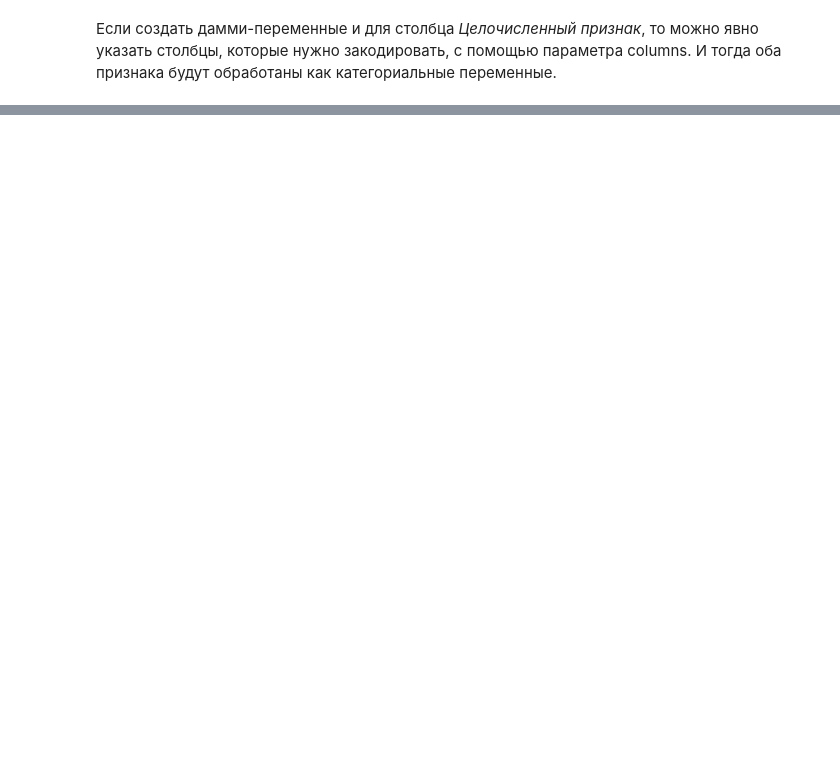
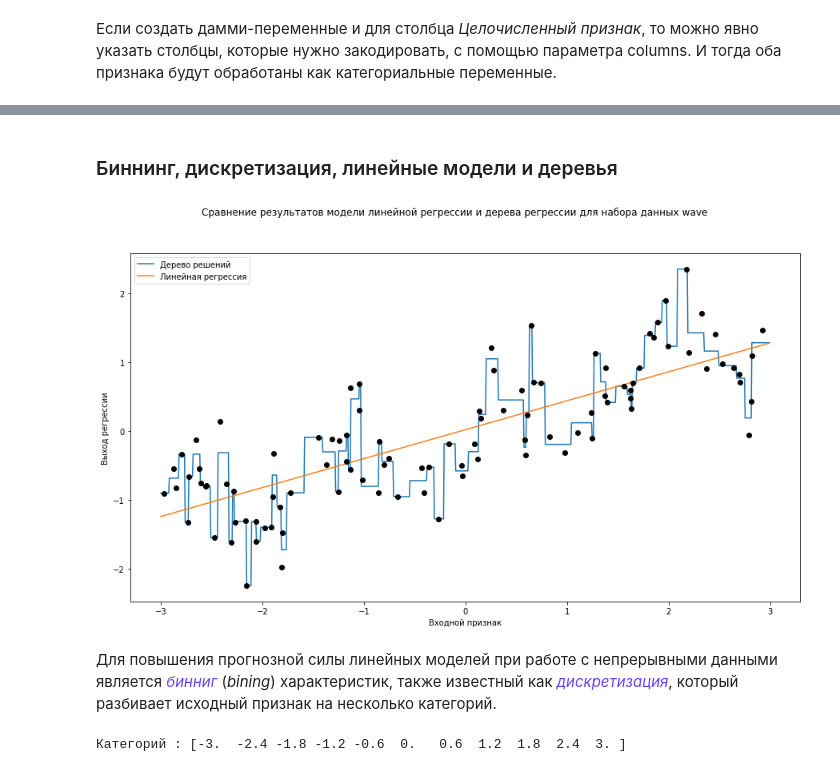
Before and after one commit to azamind/ml-intro, a Jupyter notebook: code/Chapter4.ipynb, the cells around one changed output, grey strips where cells are left out. Drawn from its saved outputs; the diff is of its cells as text; code cells hidden in the pictures; blank space fills up the shorter version.

```diff
--- a/code/Chapter4.ipynb
+++ b/code/Chapter4.ipynb
@@ -115,3 +119,33 @@ pd.get_dummies(demo_df, columns=['Целочисленный признак', '
 | 1 | 0 | 1 | 0 | 0 | ... |
 | 2 | 0 | 0 | 1 | 0 | ... |
 | 3 | 0 | 1 | 0 | 1 | ... |
+# %% [markdown]
+### Биннинг, дискретизация, линейные модели и деревья
+# %%
+X, y = mglearn.datasets.make_wave(n_samples=100)
+line = np.linspace(-3, 3, 1000, endpoint=False).reshape(-1, 1)
+
+plt.figure(figsize=(15,8))
+
+reg = DecisionTreeRegressor(min_samples_split=3).fit(X, y)
+plt.plot(line, reg.predict(line), label="Дерево решений")
+
+reg = LinearRegression().fit(X, y)
+plt.plot(line, reg.predict(line), label="Линейная регрессия")
+
+plt.plot(X[:, 0], y, 'o', c='k')
+plt.ylabel('Выход регрессии')
+plt.xlabel('Входной признак')
+plt.legend(loc="best")
+plt.suptitle("Сравнение результатов модели линейной регрессии и дерева регрессии для набора данных wave")
+plt.show()
+# %% [output]
+[figure, added]
+# %% [markdown]
+Для повышения прогнозной силы линейных моделей при работе с непрерывными данными является <span style="color: #6b42f4">*бинниг*</span> (*bining*) характеристик, также известный как <span style="color: #6b42f4">*дискретизация*</span>, который разбивает исходный признак на несколько категорий.
+# %%
+# зададим 10 категорий, равномерно распределенных между значениями -3 и 3.
+bins = np.linspace(-3, 3, 11)
+print("Категорий : {}".format(bins))
+# %% [output]
+Категорий : [-3.  -2.4 -1.8 -1.2 -0.6  0.   0.6  1.2  1.8  2.4  3. ]
```
Also changed, not shown: parts of 10 cells of this notebook.
